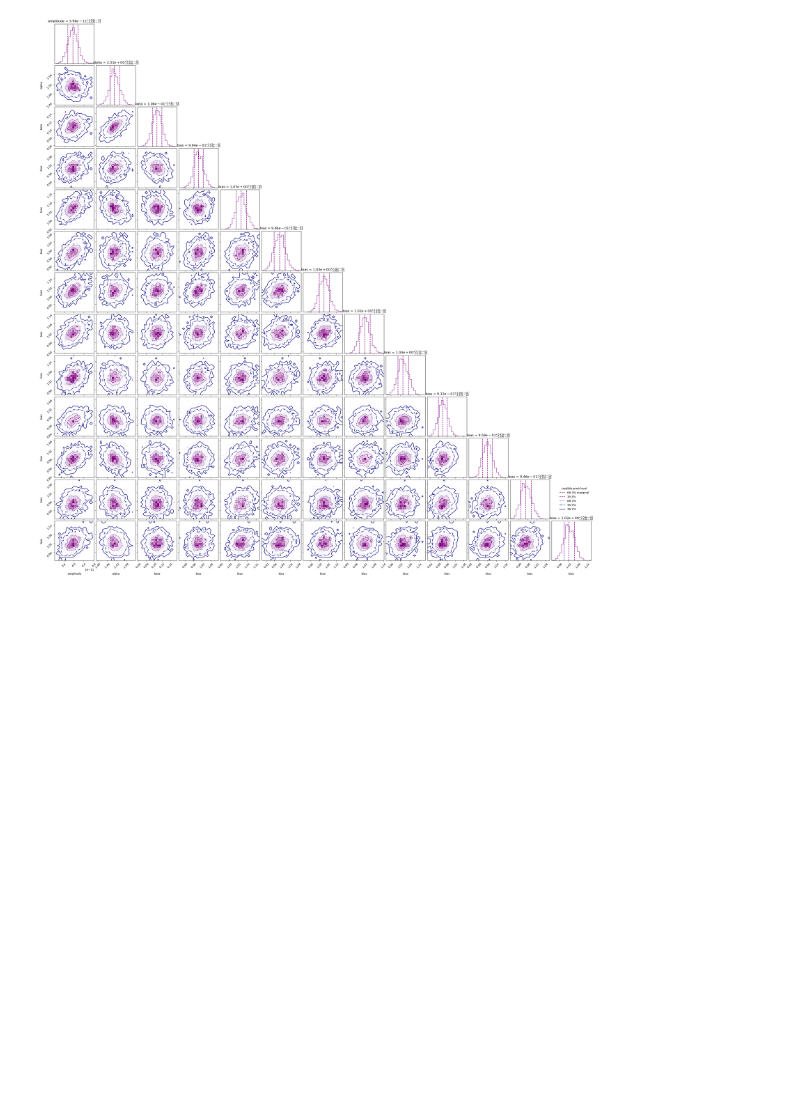
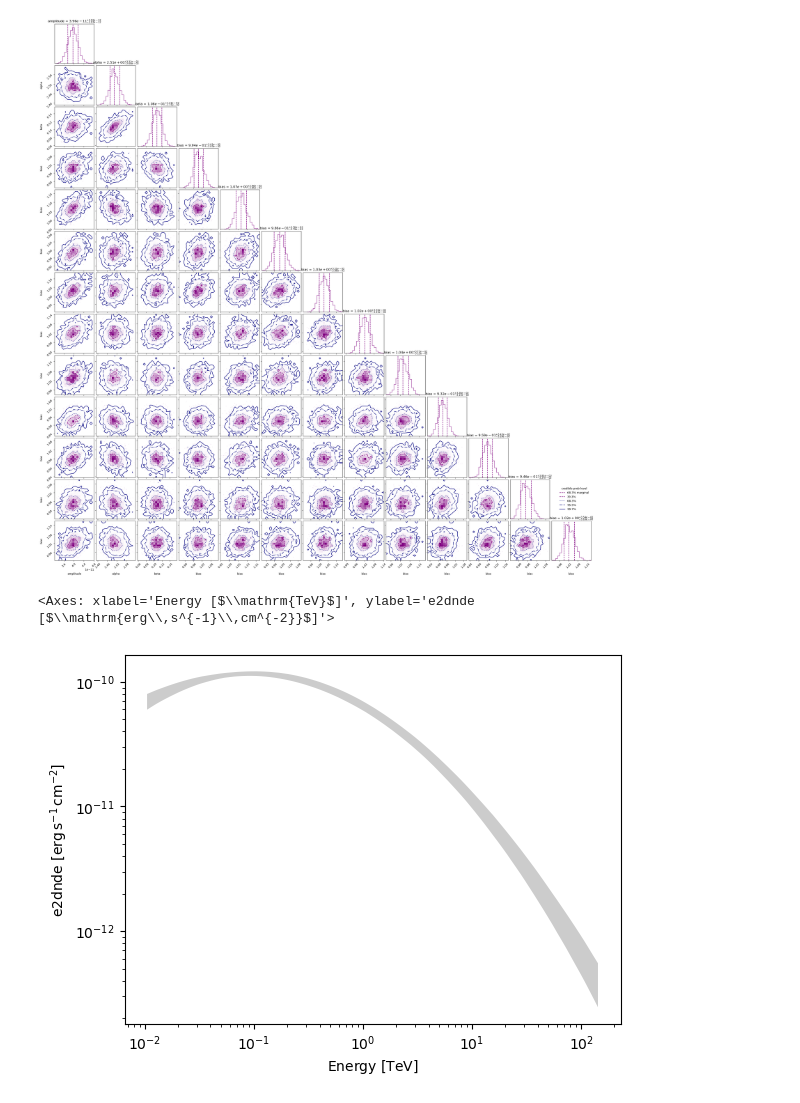
Before and after one commit to bkhelifi/CADS_2025, a Jupyter notebook: Advanced_handson/joint_crab/joint_crab_start.ipynb, the cells around one changed output. Cells and saved outputs as stored; diff of their text form; code cells hidden in the pictures; blank space fills up the shorter version.

```diff
--- a/Advanced_handson/joint_crab/joint_crab_start.ipynb
+++ b/Advanced_handson/joint_crab/joint_crab_start.ipynb
@@ -342,3 +342,30 @@ cornerplot(
 plt.show()
 # %% [output]
 [figure]
+# %%
+def get_samples_from_posterior(spectral_model, results):
+    """
+    Create a list of spectral parameters with correct units
+    from the unitless parameters returned by the sampler.
+    """
+    n_samples = results.samples.shape[0]
+    samples = []
+    for p in spectral_model.parameters:
+        try:
+            idx = spectral_model.parameters.free_unique_parameters.index(p)
+            samples.append(results.samples[:, idx] * p.unit)
+        except ValueError:
+            samples.append(np.ones(n_samples) * p.quantity)
+    return samples
+
+# extract one model
+lpl_fermi = datasets[0].models[0].spectral_model
+
+samples = get_samples_from_posterior(lpl_fermi, sample_results)
+# %%
+lpl_fermi.plot_error(
+    energy_bounds=[0.01 * u.TeV, 150 * u.TeV], sed_type="e2dnde", samples=samples
+)
+# %% [output]
+<Axes: xlabel='Energy [$\\mathrm{TeV}$]', ylabel='e2dnde [$\\mathrm{erg\\,s^{-1}\\,cm^{-2}}$]'>
+[figure, added]
```
Also changed, not shown: 1 other file.
